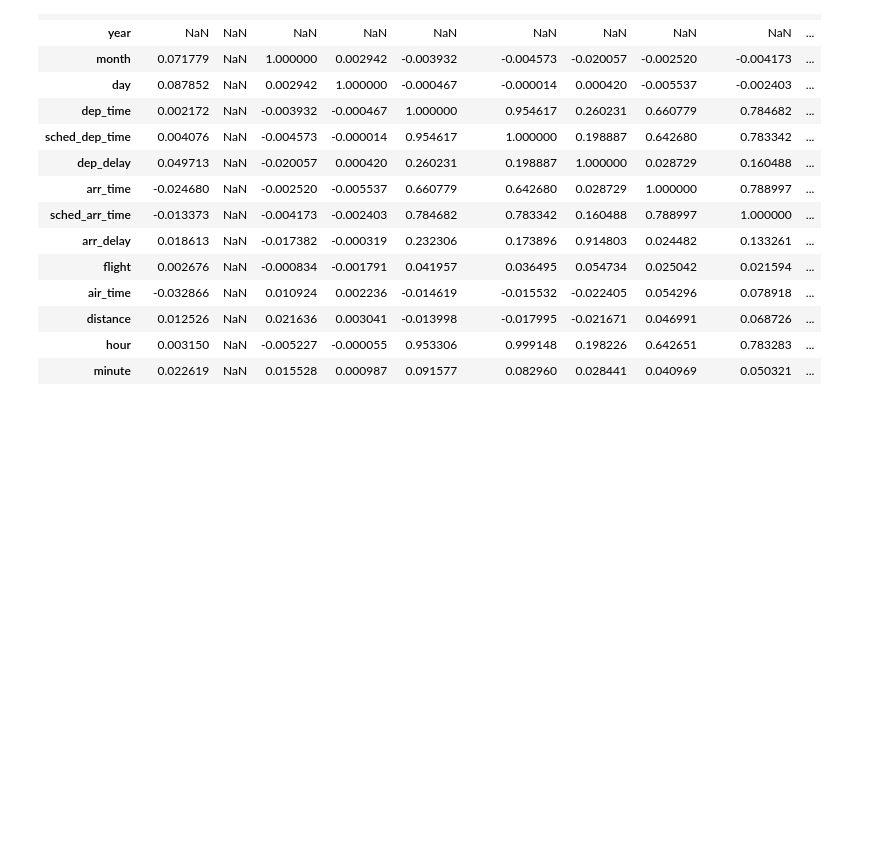
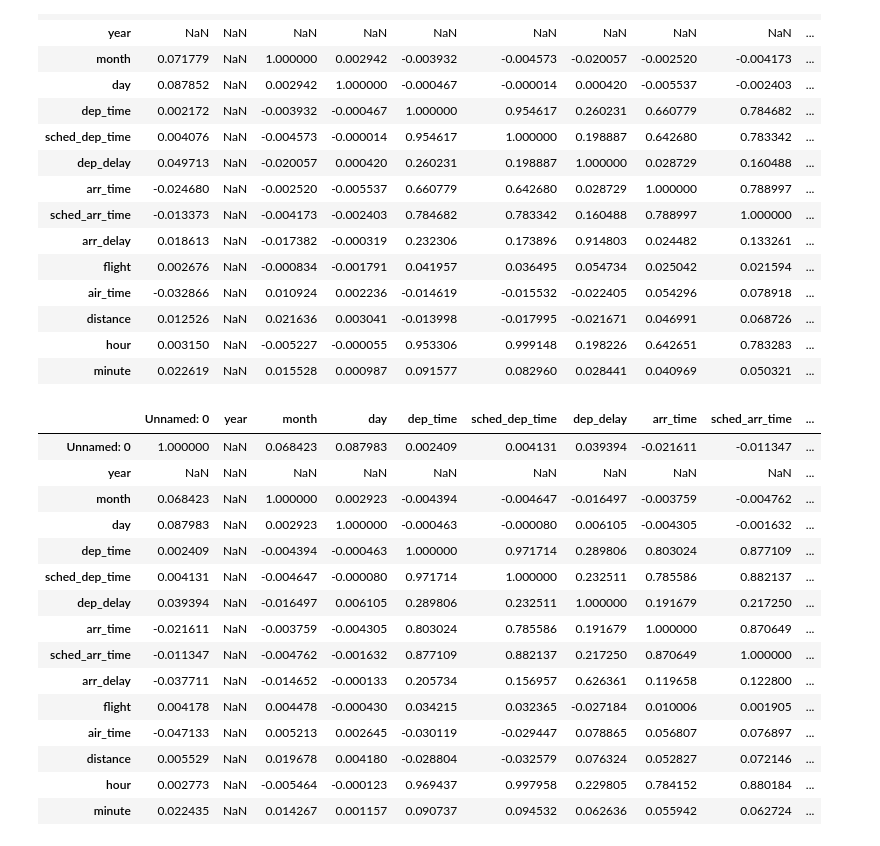
Before and after one commit to najibifar/Data_Analysis, a Jupyter notebook: StatsBasic/Flights.ipynb, the cells around one changed output. Drawn from its saved outputs; the diff is of its cells as text; code cells hidden in the pictures; blank space fills up the shorter version.

```diff
--- a/StatsBasic/Flights.ipynb
+++ b/StatsBasic/Flights.ipynb
@@ -88,4 +88,21 @@ data.corr(numeric_only=True)
 | hour | 0.003150 | NaN | -0.005227 | -0.000055 | 0.953306 | 0.999148 | 0.198226 | 0.642651 | 0.783283 | ... |
 | minute | 0.022619 | NaN | 0.015528 | 0.000987 | 0.091577 | 0.082960 | 0.028441 | 0.040969 | 0.050321 | ... |
 # %%
-data['arr_delay'] = pd.to_numeric(data['arr_delay'], errors='coerce')
+data.corr(method='spearman', numeric_only=True)
+# %% [output]
+|  | Unnamed: 0 | year | month | day | dep_time | sched_dep_time | dep_delay | arr_time | sched_arr_time | ... |
+| Unnamed: 0 | 1.000000 | NaN | 0.068423 | 0.087983 | 0.002409 | 0.004131 | 0.039394 | -0.021611 | -0.011347 | ... |
+| year | NaN | NaN | NaN | NaN | NaN | NaN | NaN | NaN | NaN | ... |
+| month | 0.068423 | NaN | 1.000000 | 0.002923 | -0.004394 | -0.004647 | -0.016497 | -0.003759 | -0.004762 | ... |
+| day | 0.087983 | NaN | 0.002923 | 1.000000 | -0.000463 | -0.000080 | 0.006105 | -0.004305 | -0.001632 | ... |
+| dep_time | 0.002409 | NaN | -0.004394 | -0.000463 | 1.000000 | 0.971714 | 0.289806 | 0.803024 | 0.877109 | ... |
+| sched_dep_time | 0.004131 | NaN | -0.004647 | -0.000080 | 0.971714 | 1.000000 | 0.232511 | 0.785586 | 0.882137 | ... |
+| dep_delay | 0.039394 | NaN | -0.016497 | 0.006105 | 0.289806 | 0.232511 | 1.000000 | 0.191679 | 0.217250 | ... |
+| arr_time | -0.021611 | NaN | -0.003759 | -0.004305 | 0.803024 | 0.785586 | 0.191679 | 1.000000 | 0.870649 | ... |
+| sched_arr_time | -0.011347 | NaN | -0.004762 | -0.001632 | 0.877109 | 0.882137 | 0.217250 | 0.870649 | 1.000000 | ... |
+| arr_delay | -0.037711 | NaN | -0.014652 | -0.000133 | 0.205734 | 0.156957 | 0.626361 | 0.119658 | 0.122800 | ... |
+| flight | 0.004178 | NaN | 0.004478 | -0.000430 | 0.034215 | 0.032365 | -0.027184 | 0.010006 | 0.001905 | ... |
+| air_time | -0.047133 | NaN | 0.005213 | 0.002645 | -0.030119 | -0.029447 | 0.078865 | 0.056807 | 0.076897 | ... |
+| distance | 0.005529 | NaN | 0.019678 | 0.004180 | -0.028804 | -0.032579 | 0.076324 | 0.052827 | 0.072146 | ... |
+| hour | 0.002773 | NaN | -0.005464 | -0.000123 | 0.969437 | 0.997958 | 0.229805 | 0.784152 | 0.880184 | ... |
+| minute | 0.022435 | NaN | 0.014267 | 0.001157 | 0.090737 | 0.094532 | 0.062636 | 0.055942 | 0.062724 | ... |
```
